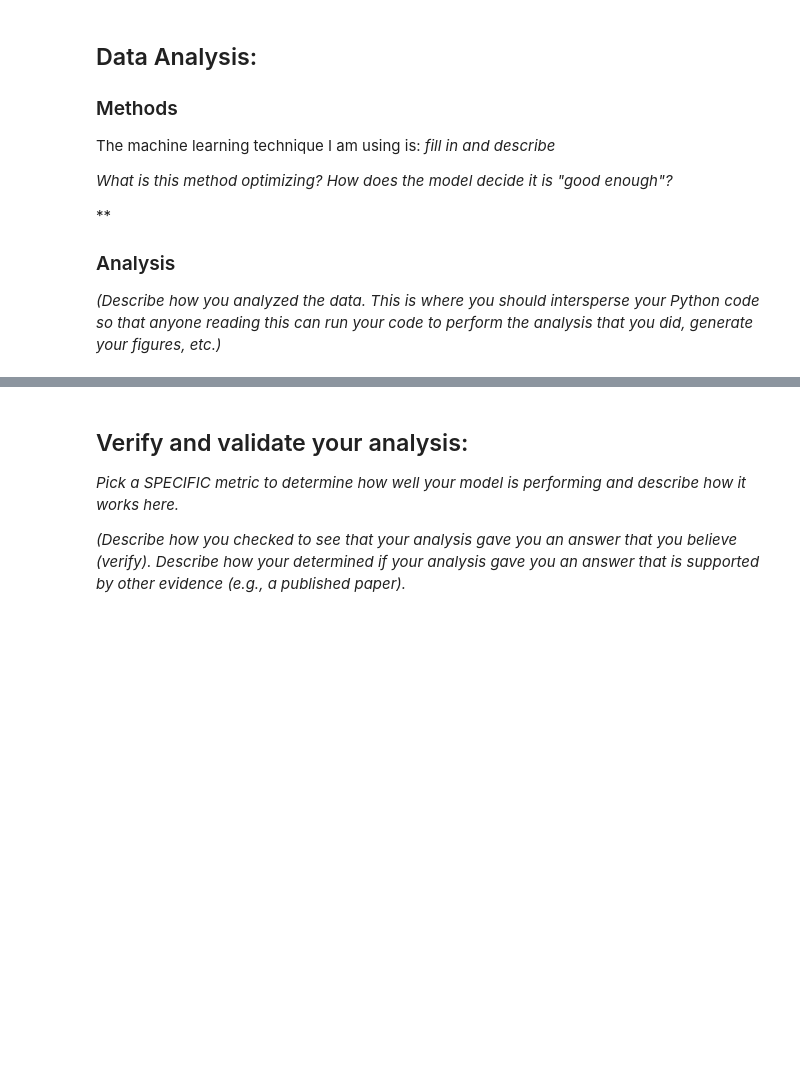
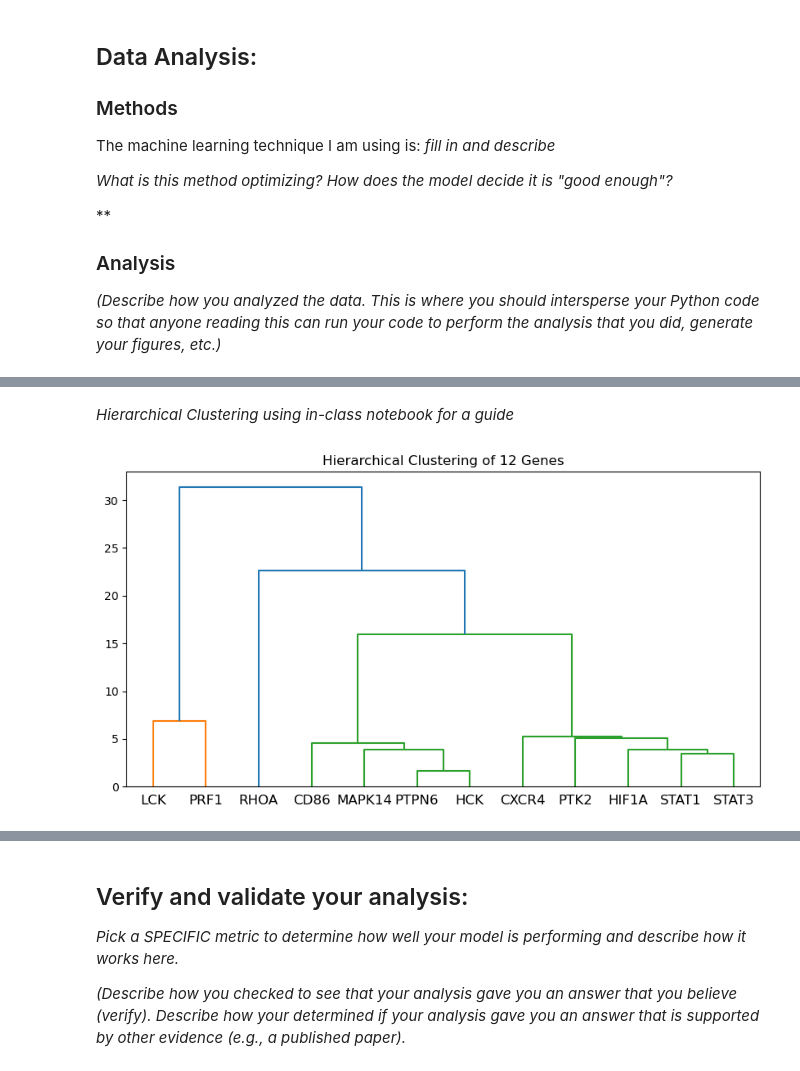
Before and after one commit to smgroves/Module-4-Cancer, a Jupyter notebook: Module 4 Template-2.ipynb, the cells around one changed output, grey strips where cells are left out. Saved outputs shown, nothing was run; the diff lists cells and outputs as text; code cells hidden in the pictures; blank space fills up the shorter version.

Commit message:
update notebook and clusting doc

```diff
--- a/Module 4 Template-2.ipynb
+++ b/Module 4 Template-2.ipynb
@@ -73,0 +155,10 @@ The machine learning technique I am using is: *fill in and describe*
+# %% [markdown]
+*Hierarchical Clustering using in-class notebook for a guide*
+# %%
+Z = linkage(X_scaled, method='ward')
+plt.figure(figsize=(10, 5))
+dendrogram(Z, labels=gene_list) # Label the tree with Gene Names
+plt.title("Hierarchical Clustering of 12 Genes")
+plt.show()
+# %% [output]
+[figure, added]
```
Also changed, not shown: parts of 17 cells of this notebook, 1 other file.
